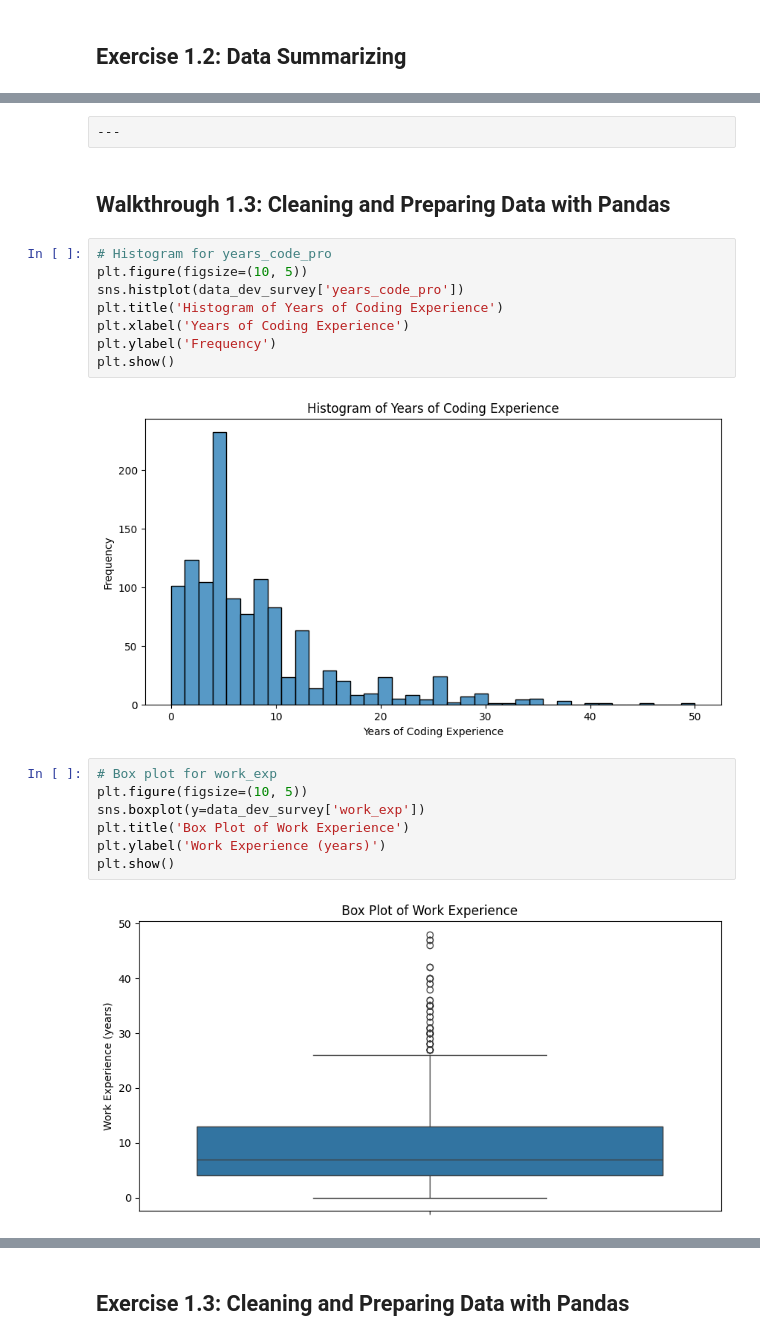
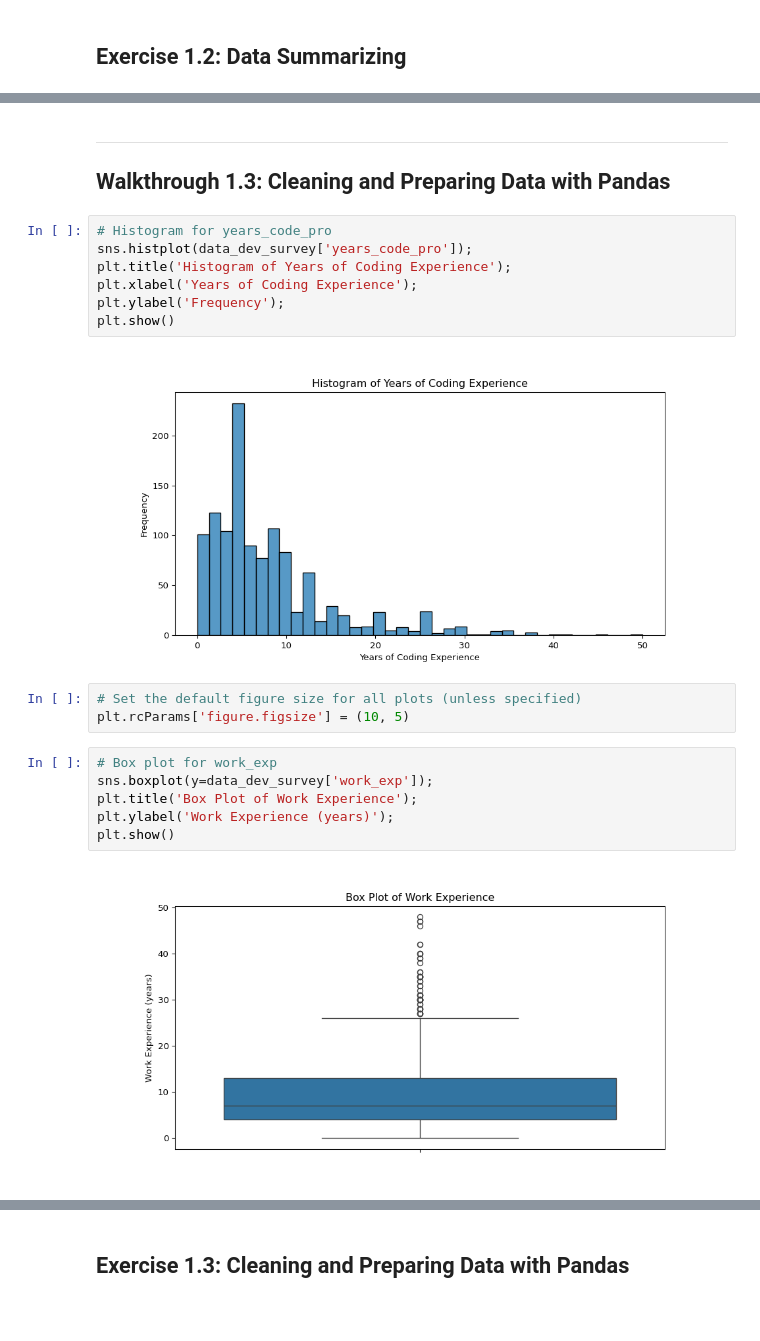
Before and after one commit to ismayc/oreilly-fundamentals-of-statistics-with-python, a Jupyter notebook: exercises_solutions.ipynb, the cells around one changed output, grey strips where cells are left out. Cells and saved outputs as stored; diff of their text form; blank space fills up the shorter version.

```diff
--- a/exercises_solutions.ipynb
+++ b/exercises_solutions.ipynb
@@ -295,23 +292,24 @@ Maximum: 8.58
-# %% [raw]
----
 # %% [markdown]
+------------------------------------------------------------------------
+
 ## Walkthrough 1.3: Cleaning and Preparing Data with Pandas
 # %%
 # Histogram for years_code_pro
-plt.figure(figsize=(10, 5))
-sns.histplot(data_dev_survey['years_code_pro'])
-plt.title('Histogram of Years of Coding Experience')
-plt.xlabel('Years of Coding Experience')
-plt.ylabel('Frequency')
+sns.histplot(data_dev_survey['years_code_pro']);
+plt.title('Histogram of Years of Coding Experience');
+plt.xlabel('Years of Coding Experience');
+plt.ylabel('Frequency');
 plt.show()
 # %% [output]
-[figure, old version]
+[figure, new version]
+# %%
+# Set the default figure size for all plots (unless specified)
+plt.rcParams['figure.figsize'] = (10, 5)
 # %%
 # Box plot for work_exp
-plt.figure(figsize=(10, 5))
-sns.boxplot(y=data_dev_survey['work_exp'])
-plt.title('Box Plot of Work Experience')
-plt.ylabel('Work Experience (years)')
+sns.boxplot(y=data_dev_survey['work_exp']);
+plt.title('Box Plot of Work Experience');
+plt.ylabel('Work Experience (years)');
 plt.show()
 # %% [output]
-[figure, old version]
+[figure, new version]
```
Also changed, not shown: parts of 98 cells of this notebook, 3 other files.
